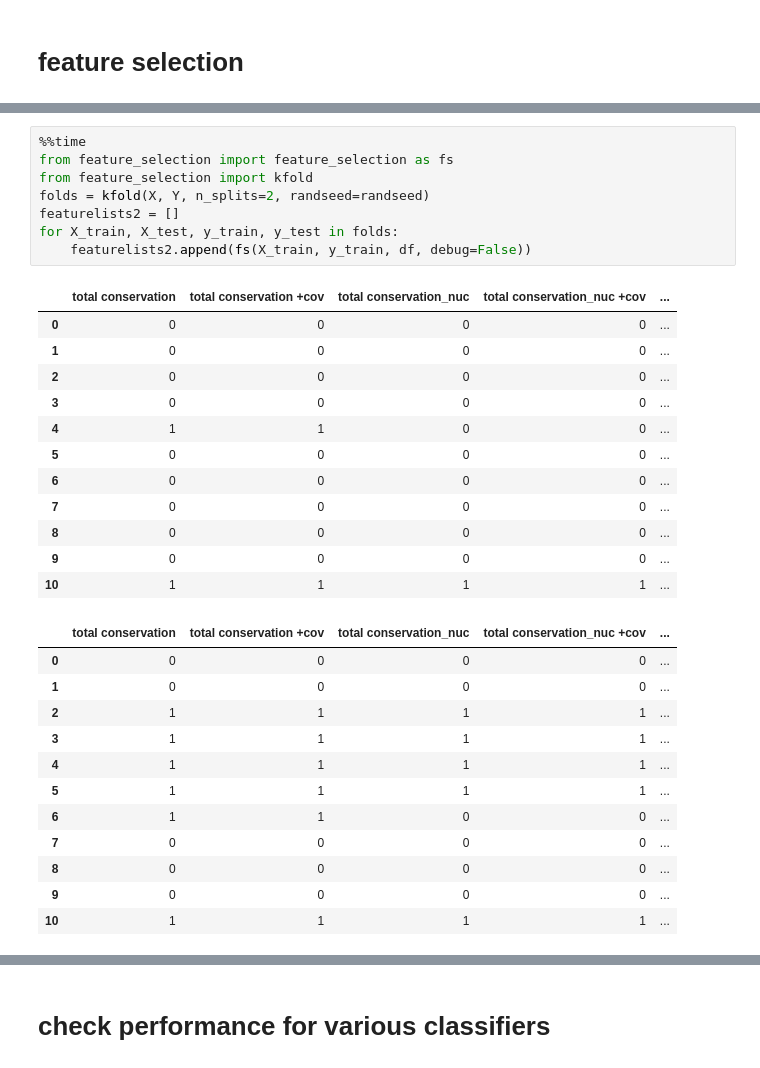
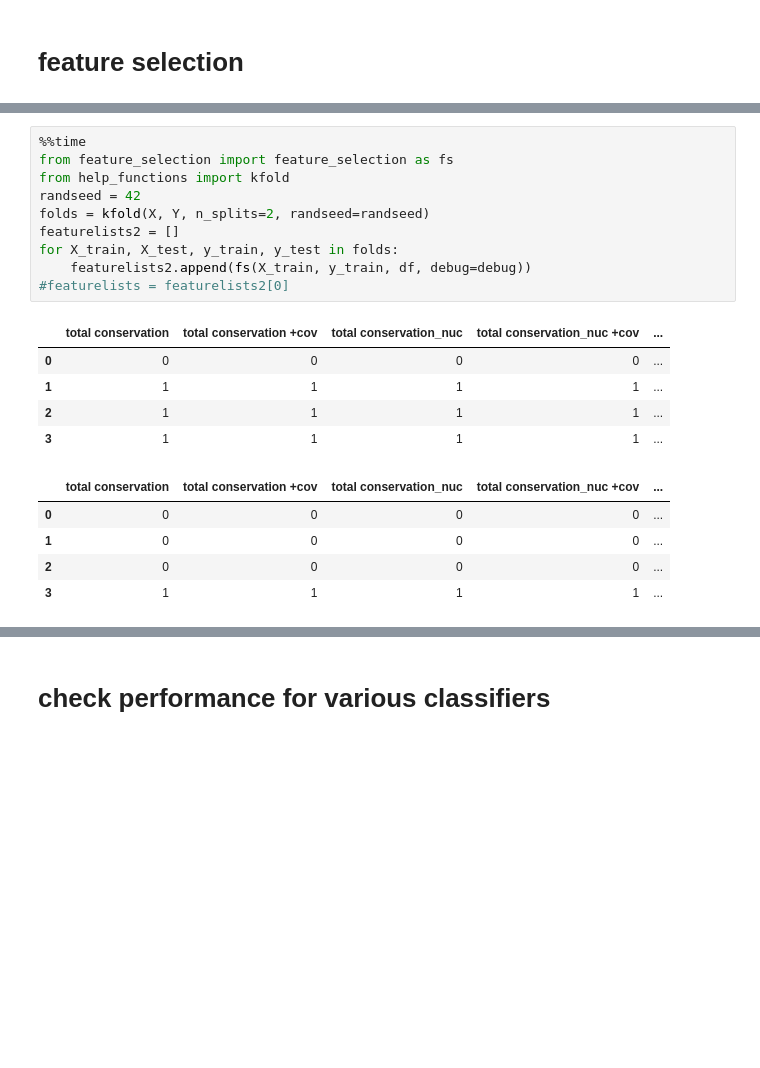
Before and after one commit to smautner/pig, a Jupyter notebook: improvedML.ipynb, the cells around one changed output, grey strips where cells are left out. Cells and saved outputs as stored; diff of their text form; blank space fills up the shorter version.

```diff
--- a/improvedML.ipynb
+++ b/improvedML.ipynb
@@ -169,33 +169,21 @@ Wall time: 33 s
 # %%
 %%time
 from feature_selection import feature_selection as fs
-from feature_selection import kfold
+from help_functions import kfold
+randseed = 42
 folds = kfold(X, Y, n_splits=2, randseed=randseed)
 featurelists2 = []
 for X_train, X_test, y_train, y_test in folds:
-    featurelists2.append(fs(X_train, y_train, df, debug=False))
+    featurelists2.append(fs(X_train, y_train, df, debug=debug))
+#featurelists = featurelists2[0]
 # %% [output]
 |  | total conservation | total conservation +cov | total conservation_nuc | total conservation_nuc +cov | ... |
 | 0 | 0 | 0 | 0 | 0 | ... |
-| 1 | 0 | 0 | 0 | 0 | ... |
-| 2 | 0 | 0 | 0 | 0 | ... |
-| 3 | 0 | 0 | 0 | 0 | ... |
-| 4 | 1 | 1 | 0 | 0 | ... |
-| 5 | 0 | 0 | 0 | 0 | ... |
-| 6 | 0 | 0 | 0 | 0 | ... |
-| 7 | 0 | 0 | 0 | 0 | ... |
-| 8 | 0 | 0 | 0 | 0 | ... |
-| 9 | 0 | 0 | 0 | 0 | ... |
-| 10 | 1 | 1 | 1 | 1 | ... |
+| 1 | 1 | 1 | 1 | 1 | ... |
+| 2 | 1 | 1 | 1 | 1 | ... |
+| 3 | 1 | 1 | 1 | 1 | ... |
 |  | total conservation | total conservation +cov | total conservation_nuc | total conservation_nuc +cov | ... |
 | 0 | 0 | 0 | 0 | 0 | ... |
 | 1 | 0 | 0 | 0 | 0 | ... |
-| 2 | 1 | 1 | 1 | 1 | ... |
+| 2 | 0 | 0 | 0 | 0 | ... |
 | 3 | 1 | 1 | 1 | 1 | ... |
-| 4 | 1 | 1 | 1 | 1 | ... |
-| 5 | 1 | 1 | 1 | 1 | ... |
-| 6 | 1 | 1 | 0 | 0 | ... |
-| 7 | 0 | 0 | 0 | 0 | ... |
-| 8 | 0 | 0 | 0 | 0 | ... |
-| 9 | 0 | 0 | 0 | 0 | ... |
-| 10 | 1 | 1 | 1 | 1 | ... |
```
Also changed, not shown: parts of 5 cells of this notebook, 3 other files.
